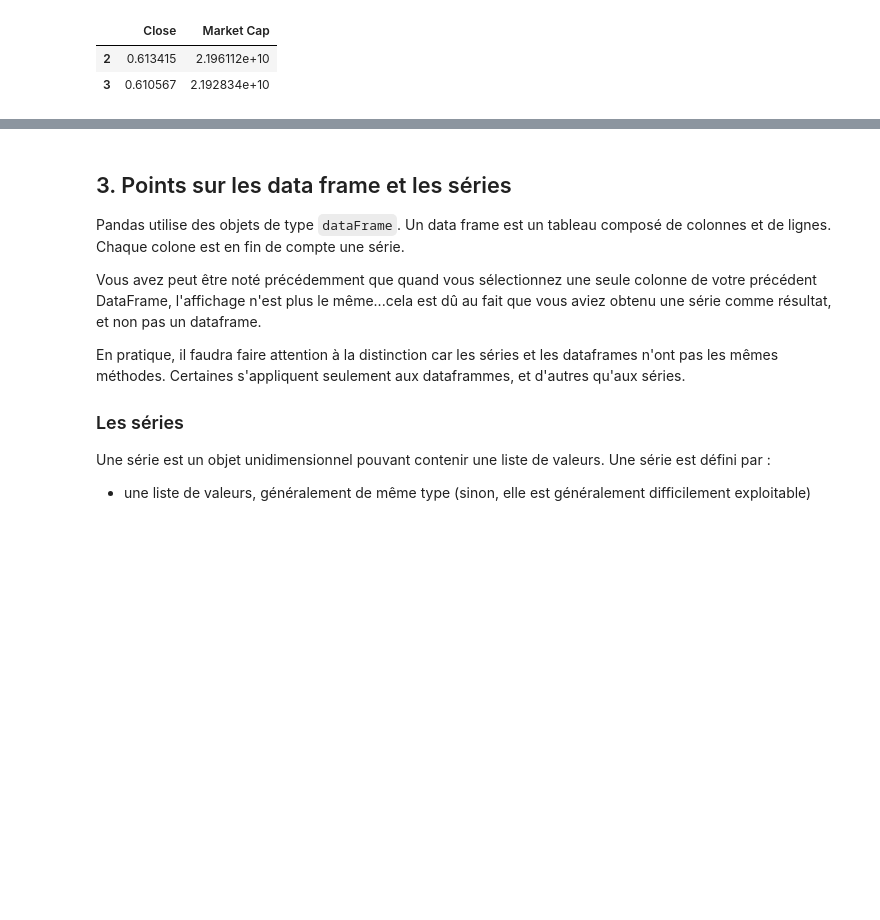
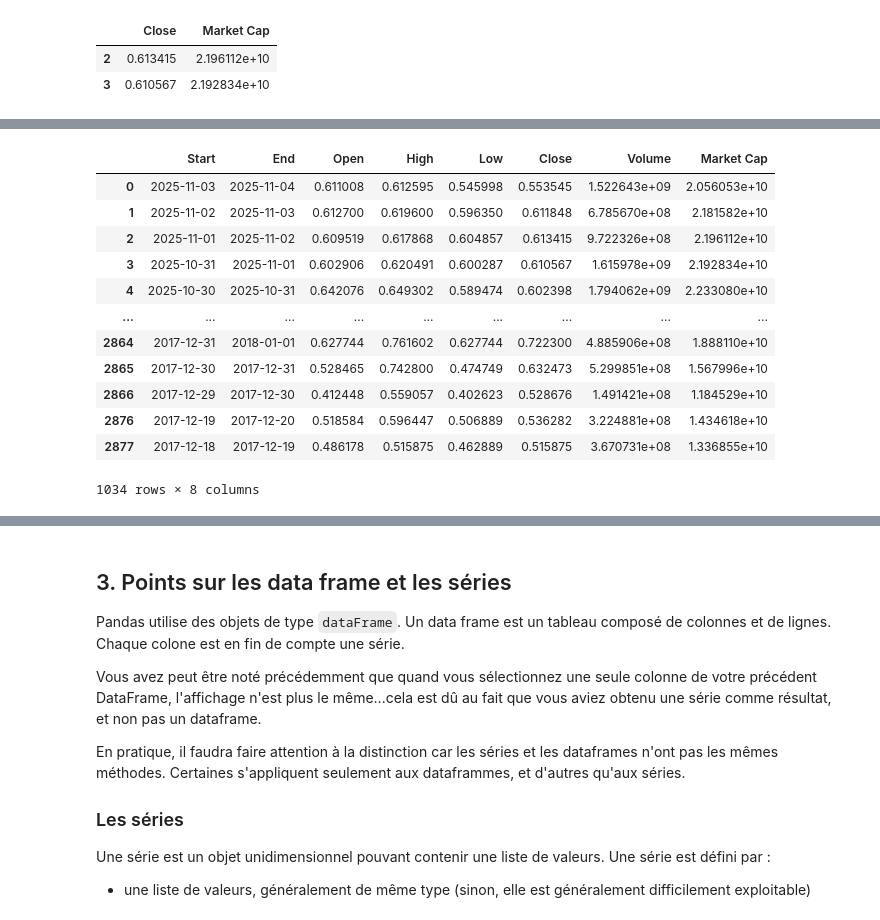
Before and after one commit to Meety004/PT_INFO, a Jupyter notebook: peip-trader-main/03 - Pandas.ipynb, the cells around one changed output, grey strips where cells are left out. Drawn from its saved outputs; the diff is of its cells as text; code cells hidden in the pictures; blank space fills up the shorter version.

```diff
--- a/peip-trader-main/03 - Pandas.ipynb
+++ b/peip-trader-main/03 - Pandas.ipynb
@@ -327,0 +336,16 @@ TypeError: not all arguments converted during string formatting
+# %%
+btc.loc[btc.loc[:, 'Close'] > 0.5 ]
+# %% [output]
+|  | Start | End | Open | High | Low | Close | Volume | Market Cap |
+| 0 | 2025-11-03 | 2025-11-04 | 0.611008 | 0.612595 | 0.545998 | 0.553545 | 1.522643e+09 | 2.056053e+10 |
+| 1 | 2025-11-02 | 2025-11-03 | 0.612700 | 0.619600 | 0.596350 | 0.611848 | 6.785670e+08 | 2.181582e+10 |
+| 2 | 2025-11-01 | 2025-11-02 | 0.609519 | 0.617868 | 0.604857 | 0.613415 | 9.722326e+08 | 2.196112e+10 |
+| 3 | 2025-10-31 | 2025-11-01 | 0.602906 | 0.620491 | 0.600287 | 0.610567 | 1.615978e+09 | 2.192834e+10 |
+| 4 | 2025-10-30 | 2025-10-31 | 0.642076 | 0.649302 | 0.589474 | 0.602398 | 1.794062e+09 | 2.233080e+10 |
+| ... | ... | ... | ... | ... | ... | ... | ... | ... |
+| 2864 | 2017-12-31 | 2018-01-01 | 0.627744 | 0.761602 | 0.627744 | 0.722300 | 4.885906e+08 | 1.888110e+10 |
+| 2865 | 2017-12-30 | 2017-12-31 | 0.528465 | 0.742800 | 0.474749 | 0.632473 | 5.299851e+08 | 1.567996e+10 |
+| 2866 | 2017-12-29 | 2017-12-30 | 0.412448 | 0.559057 | 0.402623 | 0.528676 | 1.491421e+08 | 1.184529e+10 |
+| 2876 | 2017-12-19 | 2017-12-20 | 0.518584 | 0.596447 | 0.506889 | 0.536282 | 3.224881e+08 | 1.434618e+10 |
+| 2877 | 2017-12-18 | 2017-12-19 | 0.486178 | 0.515875 | 0.462889 | 0.515875 | 3.670731e+08 | 1.336855e+10 |
+1034 rows × 8 columns
```
Also changed, not shown: parts of 20 cells of this notebook, 11 other files.
